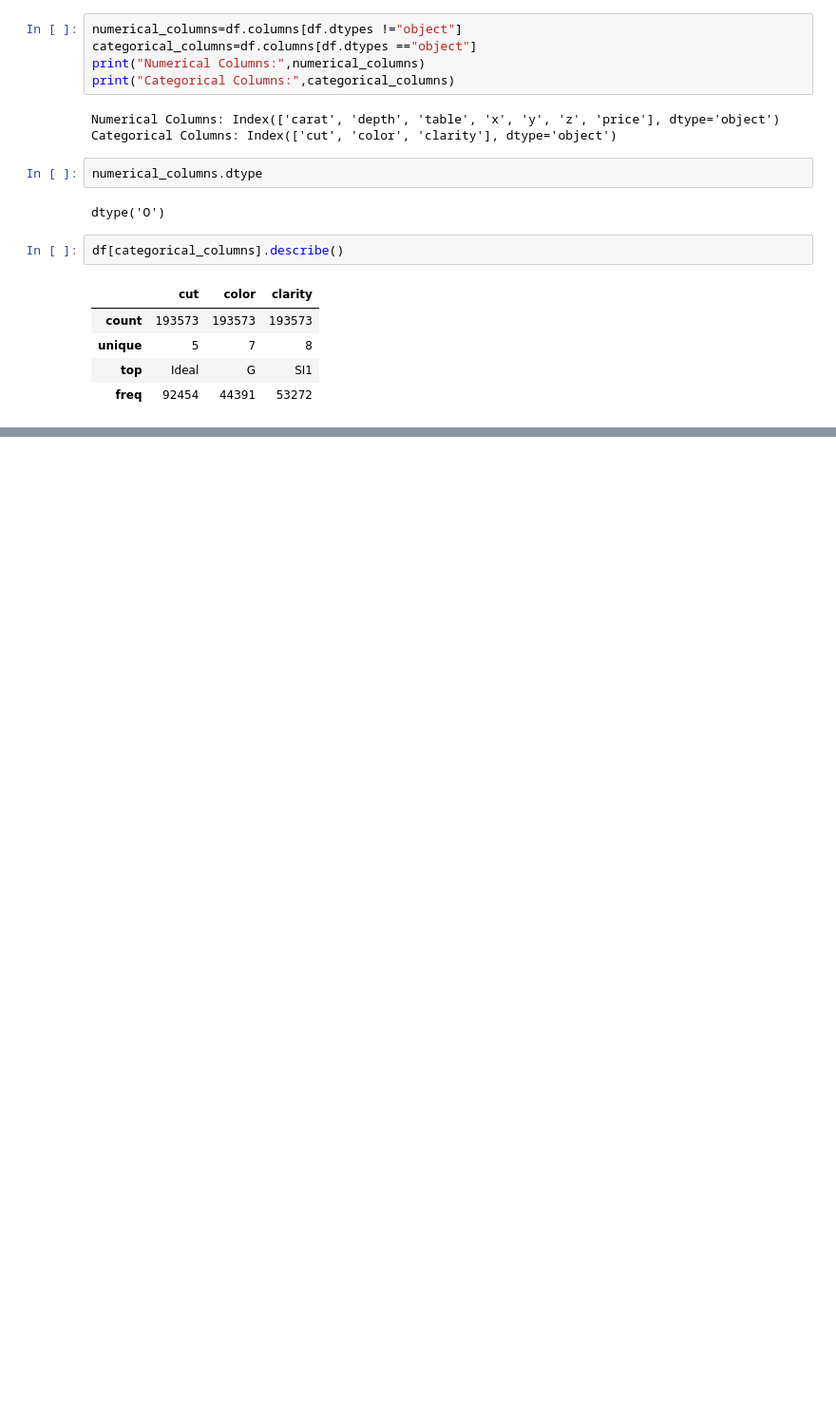
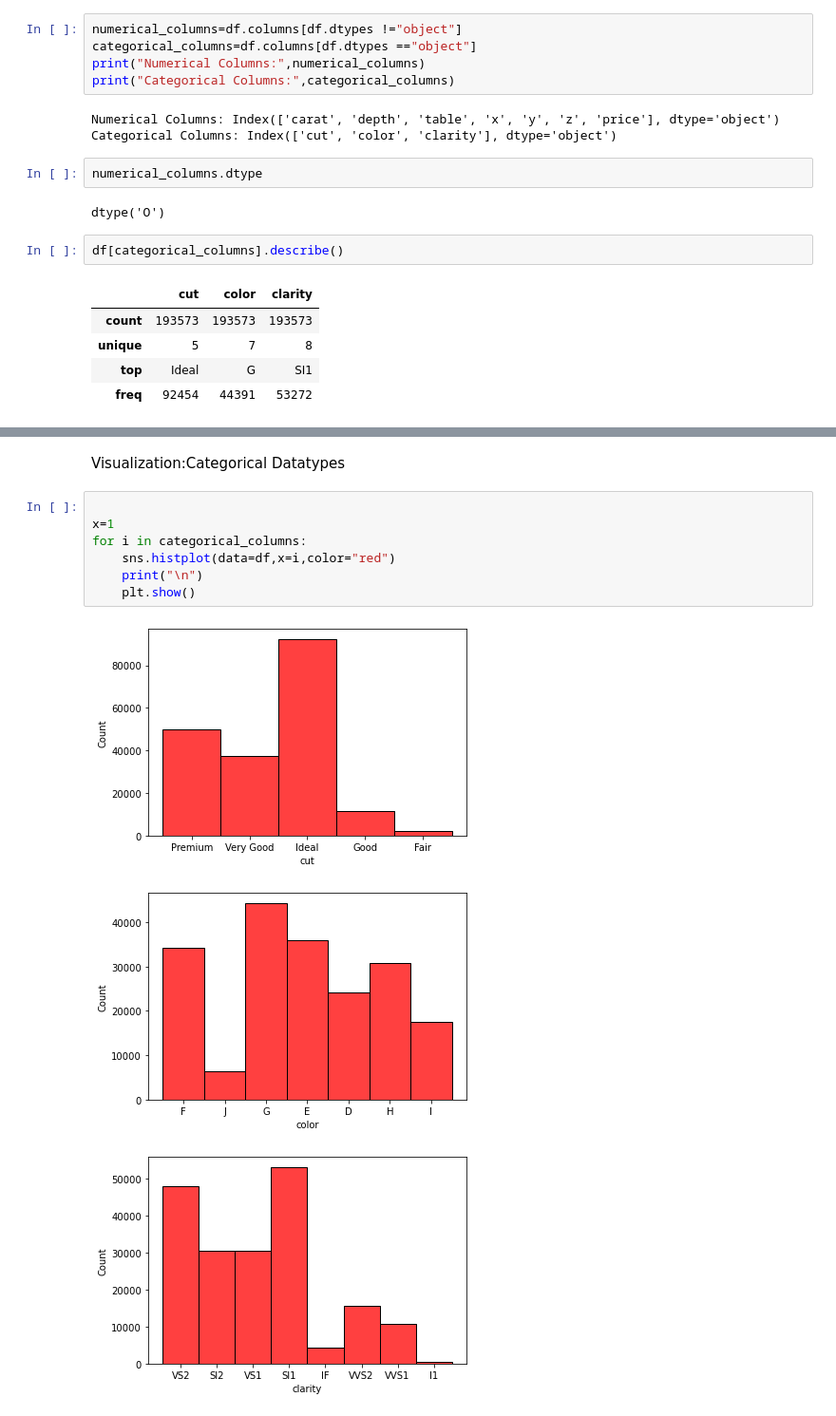
Before and after one commit to Neha5630/LiveProjectML, a Jupyter notebook: notebooks/EDA.ipynb, the cells around one changed output, grey strips where cells are left out. Shown: that part at 95% size. Drawn from its saved outputs; the diff is of its cells as text; blank space fills up the shorter version.

```diff
--- a/notebooks/EDA.ipynb
+++ b/notebooks/EDA.ipynb
@@ -99,0 +142,13 @@ df[categorical_columns].describe()
+# %% [markdown]
+Visualization:Categorical Datatypes
+# %%
+
+x=1
+for i in categorical_columns:
+    sns.histplot(data=df,x=i,color="red")
+    print("\n")
+    plt.show()
+# %% [output]
+[figure, added]
+[figure, added]
+[figure, added]
```
Also changed, not shown: parts of 9 cells of this notebook, 1 other file.
